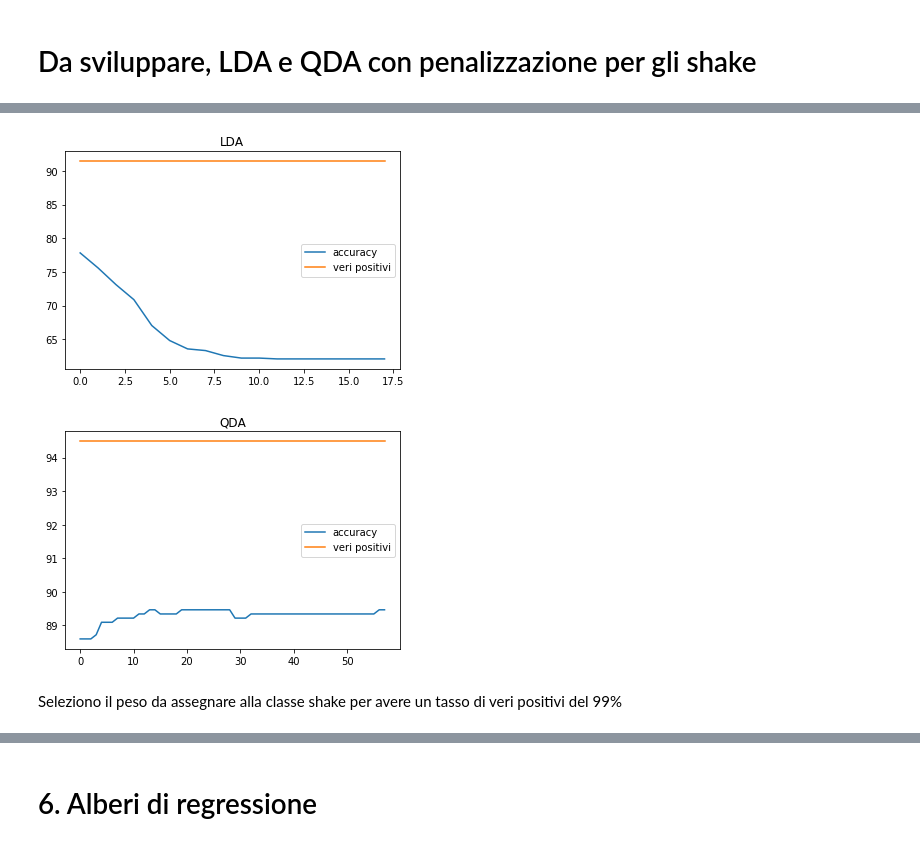
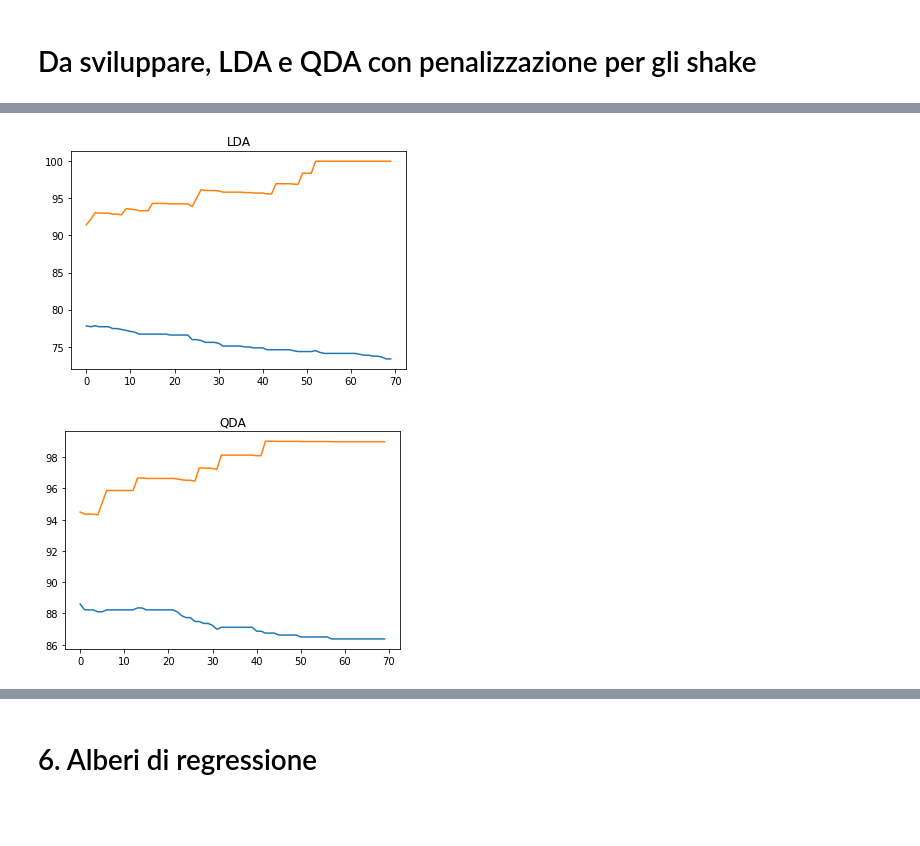
Before and after one commit to DedZago/msbd, a Jupyter notebook: Completo.ipynb, the cells around one changed output, grey strips where cells are left out. Drawn from its saved outputs; the diff is of its cells as text; code cells hidden in the pictures; blank space fills up the shorter version.

Commit message:
pesi2

```diff
--- a/Completo.ipynb
+++ b/Completo.ipynb
@@ -283,20 +239,19 @@ Name: azione, dtype: float64
 # %%
-lista_acc_qda = []
-lista_veri_positivi_qda = []
-lista_numero_sbagliati_qda = []
-for i in np.arange(1,10,0.5):
-    weights = y_train.value_counts()/y_train.value_counts().sum()
-    weights["shake"] /= i
+weights = np.array(y_train.value_counts()/y_train.value_counts().sum())
+qda = QuadraticDiscriminantAnalysis(priors=weights)
+qda.fit(X_train, y_train)
+y_pred_qda = qda.predict(X_val)
+lista_acc_qda = [100*accuracy_score(y_val, y_pred_qda),]
+lista_veri_positivi_qda= [100*(confusion_matrix(y_val, y_pred_qda)[-1,-1]/confusion_matrix(y_val, y_pred_qda)[:,-1].sum()),]
+lista_numero_sbagliati_qda= [confusion_matrix(y_val, y_pred_qda)[:-1,-1].sum(),]
+
+for i in np.arange(1.1,8,0.1):     #qda ne sbaglia sempre uno anche con pesi molto elevati
+    weights = np.array(y_train.value_counts()/y_train.value_counts().sum())
+    weights[-1] /= i
     weights = weights/weights.sum()
     qda = QuadraticDiscriminantAnalysis(priors=weights)
-    X_qda=qda.fit(X_train, y_train)
+    qda.fit(X_train, y_train)
     y_pred_qda = qda.predict(X_val)
     lista_acc_qda.append(100*accuracy_score(y_val, y_pred_qda))
-    confMatrix = confusion_matrix(y_val, y_pred_qda, labels=lab)
-    lista_veri_positivi_qda.append(100*(confMatrix[-1,-1]/confMatrix[:,-1].sum()))
-    lista_numero_sbagliati_qda.append(confMatrix[:-1,-1].sum())
-    #print(i)
-    #print("Accuratezza LDA: {:.2f}%".format(acc_lda))
-    #print("Tasso veri positivi LDA: {:.2f}%".format(veri_positivi))
-    #print("Numero shake sbagliati LDA: {:.2f}".format(numero_sbagliati))
-    #print("_______________")
+    lista_veri_positivi_qda.append(100*(confusion_matrix(y_val, y_pred_qda)[-1,-1]/confusion_matrix(y_val, y_pred_qda)[:,-1].sum()))
+    lista_numero_sbagliati_qda.append(confusion_matrix(y_val, y_pred_qda)[:-1,-1].sum())
@@ -327,27 +258,23 @@ lista_veri_positivi_qda
 # %%
 # in pratica per pesi crescenti assegnati alla classe dello shake si nota che la percentuale di veri positivi aumenta
 # e l'accuratezza ovviamente diminuisce. Se vogliamo che l'errore di classificare shake qualcosa che non è shake sia nullo
 # (o <0.01) scegliamo il primo peso che mi porta ad avere veri_positivi uguale a 100 (o 99) in modo da scegliere
 # il modello con l'accuratezza migliore fra quelli che non sbagliano lo shake
 
-plt.plot(lista_acc_lda, label="accuracy")
-plt.plot(lista_veri_positivi_lda, label="veri positivi")
-plt.legend()
+plt.plot(lista_acc_lda)
+plt.plot(lista_veri_positivi_lda)
 #plt.plot(lista_numero_sbagliati_lda)
 plt.title("LDA")
 plt.show()
 
-plt.plot(lista_acc_qda, label="accuracy")
-plt.plot(lista_veri_positivi_qda, label="veri positivi")
-plt.legend()
+plt.plot(lista_acc_qda)
+plt.plot(lista_veri_positivi_qda)
 #plt.plot(lista_numero_sbagliati_qda)
 plt.title("QDA")
 plt.show()
 # %% [output]
-[figure, old version]
+[figure, new version]
-[figure, old version]
+[figure, new version]
-# %% [markdown]
-Seleziono il peso da assegnare alla classe shake per avere un tasso di veri positivi del 99%
 # %%
 lista_veri_positivi_lda=np.array(lista_veri_positivi_lda)
 num_iterazione_lda=np.min(np.where(lista_veri_positivi_lda>99))
```
Also changed, not shown: parts of 19 cells of this notebook, 13 other files.
